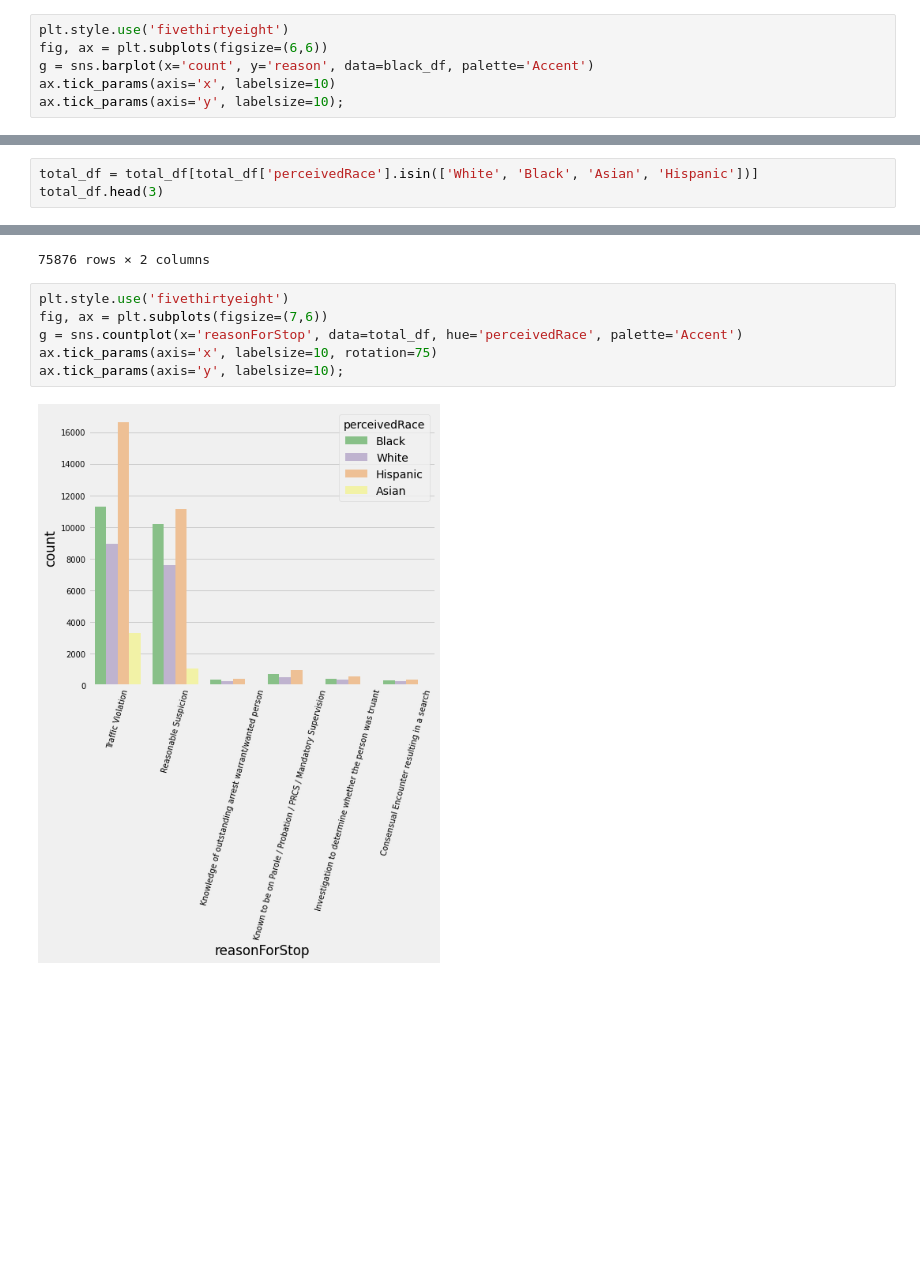
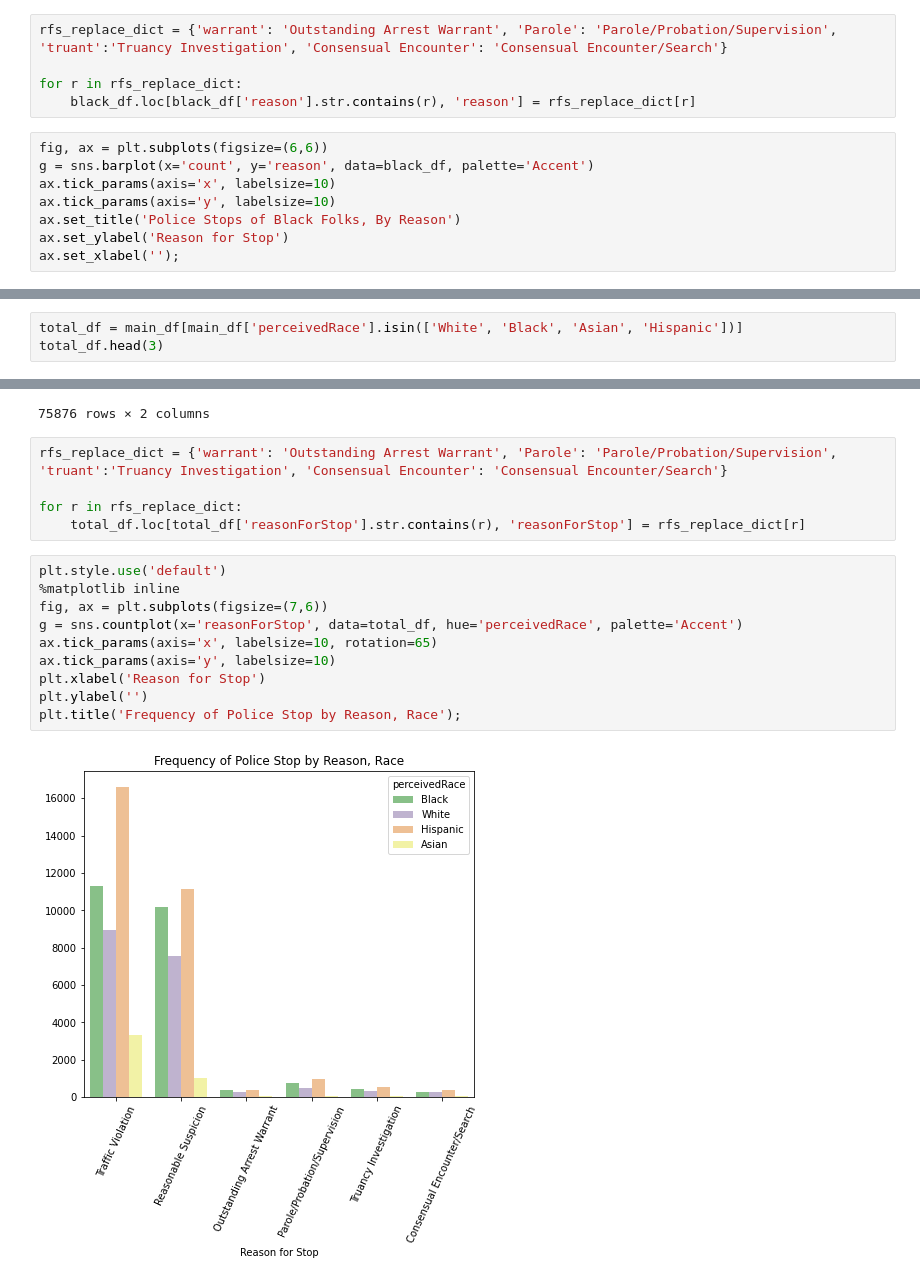
Before and after one commit to tsamba120/Long-Beach-Policing-Analysis, a Jupyter notebook: notebooks/lbpd_eda.ipynb, the cells around one changed output, grey strips where cells are left out. Drawn from its saved outputs; the diff is of its cells as text; blank space fills up the shorter version.

```diff
--- a/notebooks/lbpd_eda.ipynb
+++ b/notebooks/lbpd_eda.ipynb
@@ -141,10 +141,17 @@ black_df
 | 3 | Investigation to determine whethe... | 433 |
 | 4 | Knowledge of outstanding arrest w... | 372 |
 | 5 | Consensual Encounter resulting in... | 291 |
+# %%
+rfs_replace_dict = {'warrant': 'Outstanding Arrest Warrant', 'Parole': 'Parole/Probation/Supervision', 'truant':'Truancy Investigation', 'Consensual Encounter': 'Consensual Encounter/Search'}
+
+for r in rfs_replace_dict:
+    black_df.loc[black_df['reason'].str.contains(r), 'reason'] = rfs_replace_dict[r]
 # %%
-plt.style.use('fivethirtyeight')
 fig, ax = plt.subplots(figsize=(6,6))
 g = sns.barplot(x='count', y='reason', data=black_df, palette='Accent')
 ax.tick_params(axis='x', labelsize=10)
-ax.tick_params(axis='y', labelsize=10);
+ax.tick_params(axis='y', labelsize=10)
+ax.set_title('Police Stops of Black Folks, By Reason')
+ax.set_ylabel('Reason for Stop')
+ax.set_xlabel('');
 # %% [output]
@@ -152,4 +159,4 @@ ax.tick_params(axis='y', labelsize=10);
 # %%
-total_df = total_df[total_df['perceivedRace'].isin(['White', 'Black', 'Asian', 'Hispanic'])]
+total_df = main_df[main_df['perceivedRace'].isin(['White', 'Black', 'Asian', 'Hispanic'])]
 total_df.head(3)
 # %% [output]
@@ -177,11 +184,20 @@ total_df
 | 82541 | Traffic Violation | Black |
 | 82542 | Traffic Violation | Asian |
 75876 rows × 2 columns
+# %%
+rfs_replace_dict = {'warrant': 'Outstanding Arrest Warrant', 'Parole': 'Parole/Probation/Supervision', 'truant':'Truancy Investigation', 'Consensual Encounter': 'Consensual Encounter/Search'}
+
+for r in rfs_replace_dict:
+    total_df.loc[total_df['reasonForStop'].str.contains(r), 'reasonForStop'] = rfs_replace_dict[r]
 # %%
-plt.style.use('fivethirtyeight')
+plt.style.use('default')
+%matplotlib inline
 fig, ax = plt.subplots(figsize=(7,6))
 g = sns.countplot(x='reasonForStop', data=total_df, hue='perceivedRace', palette='Accent')
-ax.tick_params(axis='x', labelsize=10, rotation=75)
-ax.tick_params(axis='y', labelsize=10);
+ax.tick_params(axis='x', labelsize=10, rotation=65)
+ax.tick_params(axis='y', labelsize=10)
+plt.xlabel('Reason for Stop')
+plt.ylabel('')
+plt.title('Frequency of Police Stop by Reason, Race');
 # %% [output]
-[figure, old version]
+[figure, new version]
```
Also changed, not shown: parts of 8 cells of this notebook, 3 other files.
